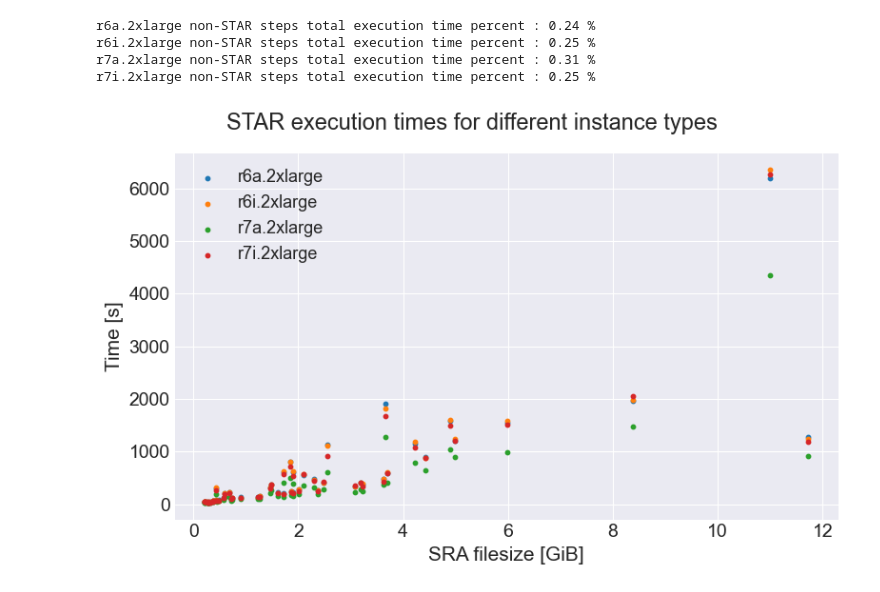
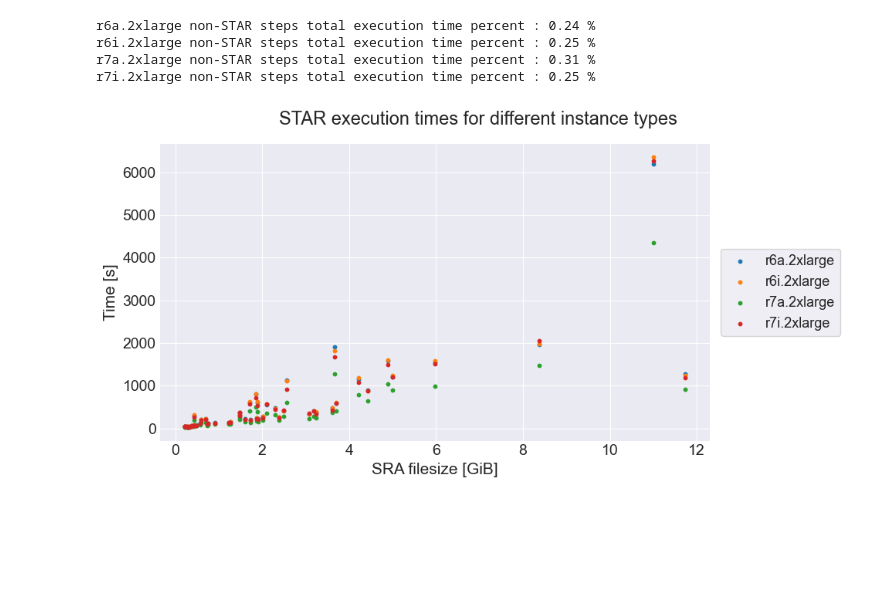
Before and after one commit to SanoScience/NearData, a Jupyter notebook: TranscriptomicsAtlas/analysis/STAR/Instance_types/instance_type_analysis.ipynb, the cells around one changed output. Drawn from its saved outputs; the diff is of its cells as text; code cells hidden in the pictures; blank space fills up the shorter version.

```diff
--- a/TranscriptomicsAtlas/analysis/STAR/Instance_types/instance_type_analysis.ipynb
+++ b/TranscriptomicsAtlas/analysis/STAR/Instance_types/instance_type_analysis.ipynb
@@ -54,22 +54,22 @@ r6i.2xlarge non-STAR steps total execution time percent : 0.25 %
 r7a.2xlarge non-STAR steps total execution time percent : 0.31 %
 r7i.2xlarge non-STAR steps total execution time percent : 0.25 %
 # %%
-fig, ax = plt.subplots(ncols=1, figsize=(8, 5))
+fig, ax = plt.subplots(ncols=1, figsize=(10, 5))
 
 ax.scatter(df_r6a['SRR_filesize_bytes'] / 1024**3, df_r6a['star [s]'], label='r6a.2xlarge', s=10)
 ax.scatter(df_r6i['SRR_filesize_bytes'] / 1024**3, df_r6i['star [s]'], label='r6i.2xlarge', s=10)
 ax.scatter(df_r7a['SRR_filesize_bytes'] / 1024**3, df_r7a['star [s]'], label='r7a.2xlarge', s=10)
 ax.scatter(df_r7i['SRR_filesize_bytes'] / 1024**3, df_r7i['star [s]'], label='r7i.2xlarge', s=10)
 
 ax.set_xlabel('SRA filesize [GiB]', fontsize=15)
 ax.set_ylabel('Time [s]', fontsize=15)
 ax.tick_params(axis='x', labelsize=14)
 ax.tick_params(axis='y', labelsize=14)
 fig.suptitle('STAR execution times for different instance types', fontsize=17)
 
-ax.legend(fontsize=13)
+ax.legend(fontsize=13, bbox_to_anchor=(1.25, 0.5), frameon=True, loc='center right')
 plt.tight_layout()
-plt.savefig('plots/instance_type_times.pdf', bbox_inches='tight')
+plt.savefig('plots/STAR_instance_type_times.pdf', bbox_inches='tight')
 plt.show()
 # %% [output]
-[figure, old version]
+[figure, new version]
```
Also changed, not shown: 8 other files.
